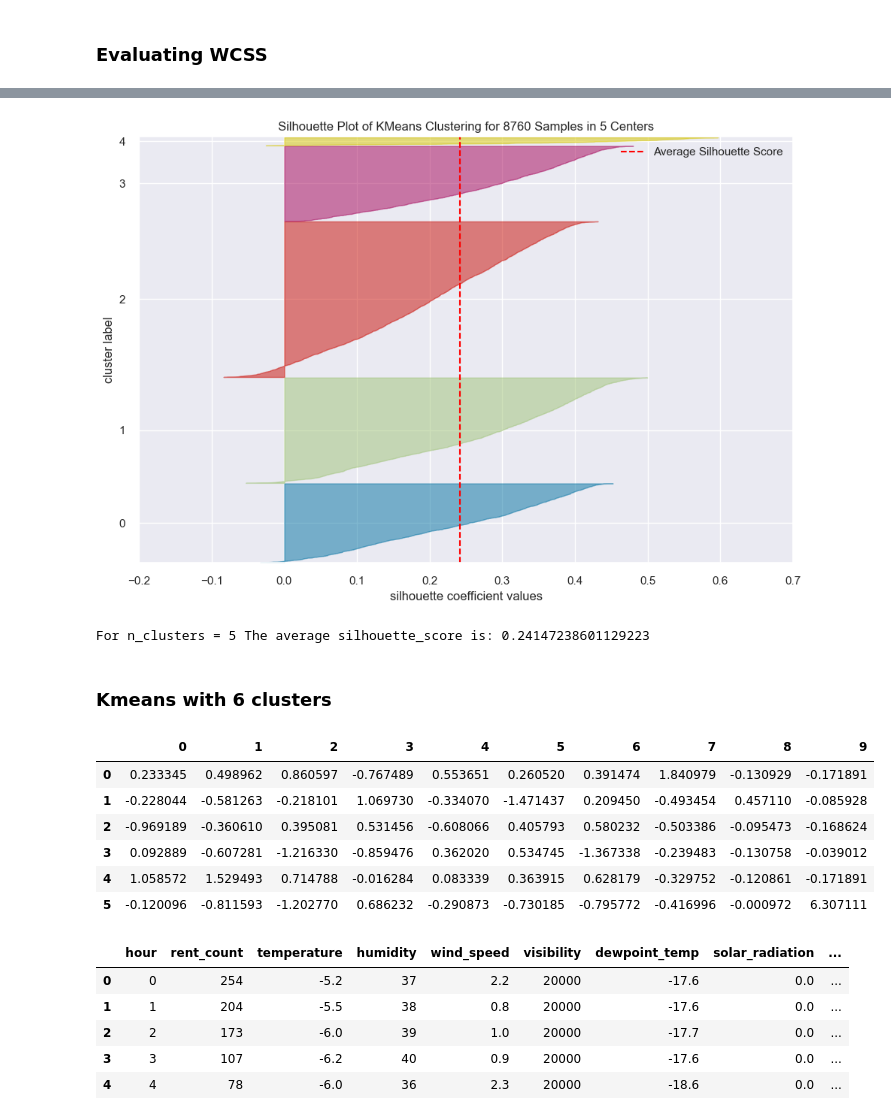
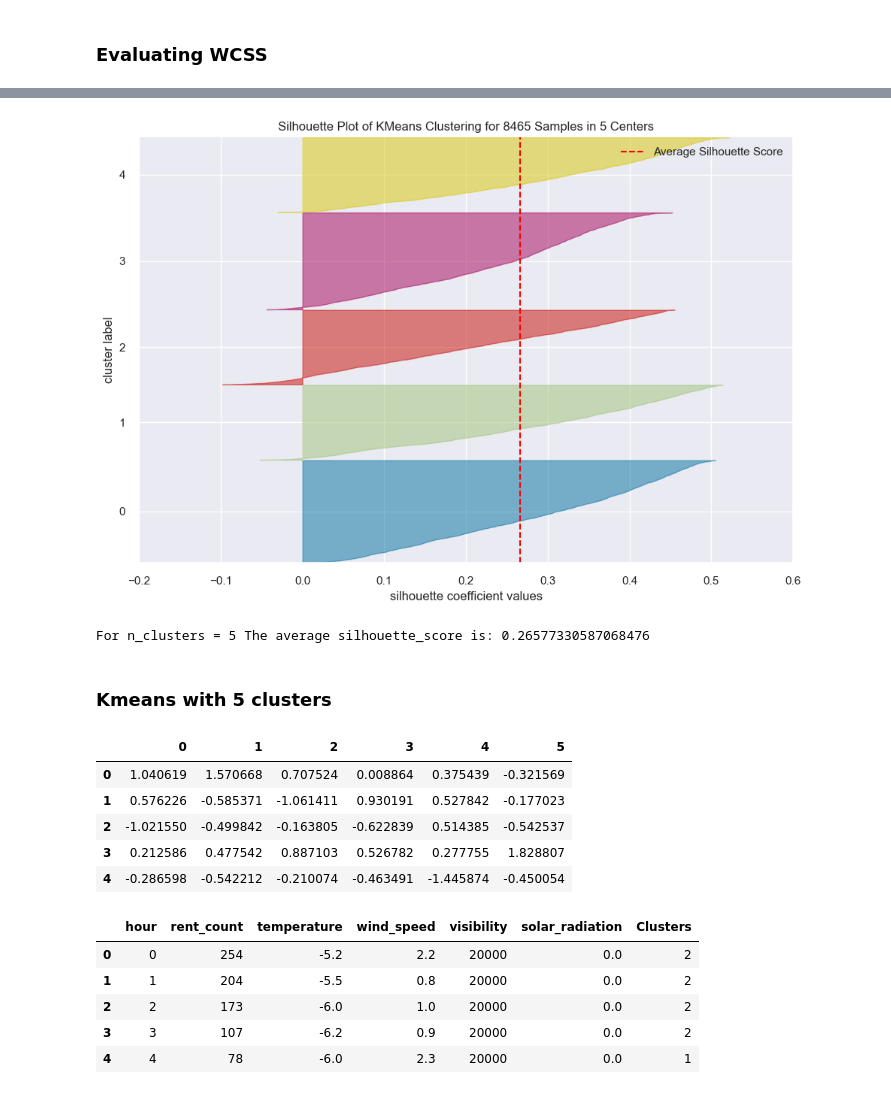
Before and after one commit to Jiian/seoulbike, a Jupyter notebook: clustering_analysis/clustering_analysis.ipynb, the cells around one changed output, grey strips where cells are left out. Drawn from its saved outputs; the diff is of its cells as text; code cells hidden in the pictures.

```diff
--- a/clustering_analysis/clustering_analysis.ipynb
+++ b/clustering_analysis/clustering_analysis.ipynb
@@ -36,2 +44,3 @@ sns.scatterplot(x='X',y='Y',hue='K',data=df_);
 # %%
-df_kmean = data.drop(columns = ['Unnamed: 0', 'season', 'holiday','open', 'datetime', 'date'])
+df_kmean = data.drop(columns = ['Unnamed: 0','holiday', 'season', 'open', 'datetime', 'date', 'humidity','dewpoint_temp',
+                               'rainfall', 'snowfall'])
@@ -138,8 +162,0 @@ def plot_silhouettes(data,num_clusters):
-# %%
-kmeans3 = KMeans(init="random",n_clusters =3 , random_state = 42)
-kmeans3.fit(scaled_features)
-clustergroups3 = kmeans3.labels_
-Clustercenters3 = pd.DataFrame(kmeans3.cluster_centers_)
-Clustercenters3
-
-print(f'CH score: {calinski_harabasz_score(scaled_features, clustergroups3)}')
@@ -171,8 +162,0 @@ For n_clusters = 3 The average silhouette_score is: 0.22923396348047517
-# %%
-kmeans4 = KMeans(init="random",n_clusters =4 , random_state = 42)
-kmeans4.fit(scaled_features)
-clustergroups4 = kmeans4.labels_
-Clustercenters4 = pd.DataFrame(kmeans4.cluster_centers_)
-Clustercenters4
-
-print(f'CH score: {calinski_harabasz_score(scaled_features, clustergroups4)}')
@@ -239,31 +190,30 @@ plt.show()
 plot_silhouettes(df_kmean,5)
 plt.show()
 # %% [output]
-[figure, old version]
+[figure, new version]
-For n_clusters = 5 The average silhouette_score is: 0.24147238601129223
+For n_clusters = 5 The average silhouette_score is: 0.26577330587068476
 # %% [markdown]
-### Kmeans with 6 clusters
+### Kmeans with 5 clusters
 # %%
-kmeans6 = KMeans(init="random",n_clusters =6 , random_state = 42)
-kmeans6.fit(scaled_features)
-clustergroups6 = kmeans6.labels_
-Clustercenters6 = pd.DataFrame(kmeans6.cluster_centers_)
-Clustercenters6
+kmeans5 = KMeans(init="random",n_clusters = 5 , random_state = 42)
+kmeans5.fit(scaled_features)
+clustergroups5 = kmeans5.labels_
+Clustercenters5 = pd.DataFrame(kmeans5.cluster_centers_)
+Clustercenters5
 # %% [output]
-|  | 0 | 1 | 2 | 3 | 4 | 5 | 6 | 7 | 8 | 9 |
-| 0 | 0.233345 | 0.498962 | 0.860597 | -0.767489 | 0.553651 | 0.260520 | 0.391474 | 1.840979 | -0.130929 | -0.171891 |
-| 1 | -0.228044 | -0.581263 | -0.218101 | 1.069730 | -0.334070 | -1.471437 | 0.209450 | -0.493454 | 0.457110 | -0.085928 |
-| 2 | -0.969189 | -0.360610 | 0.395081 | 0.531456 | -0.608066 | 0.405793 | 0.580232 | -0.503386 | -0.095473 | -0.168624 |
-| 3 | 0.092889 | -0.607281 | -1.216330 | -0.859476 | 0.362020 | 0.534745 | -1.367338 | -0.239483 | -0.130758 | -0.039012 |
-| 4 | 1.058572 | 1.529493 | 0.714788 | -0.016284 | 0.083339 | 0.363915 | 0.628179 | -0.329752 | -0.120861 | -0.171891 |
-| 5 | -0.120096 | -0.811593 | -1.202770 | 0.686232 | -0.290873 | -0.730185 | -0.795772 | -0.416996 | -0.000972 | 6.307111 |
+|  | 0 | 1 | 2 | 3 | 4 | 5 |
+| 0 | 1.040619 | 1.570668 | 0.707524 | 0.008864 | 0.375439 | -0.321569 |
+| 1 | 0.576226 | -0.585371 | -1.061411 | 0.930191 | 0.527842 | -0.177023 |
+| 2 | -1.021550 | -0.499842 | -0.163805 | -0.622839 | 0.514385 | -0.542537 |
+| 3 | 0.212586 | 0.477542 | 0.887103 | 0.526782 | 0.277755 | 1.828807 |
+| 4 | -0.286598 | -0.542212 | -0.210074 | -0.463491 | -1.445874 | -0.450054 |
 # %%
-model6 = kmeans_label(df_kmean, 6)
-model6.head()
+model5 = kmeans_label(df_kmean, 5)
+model5.head()
 # %% [output]
-|  | hour | rent_count | temperature | humidity | wind_speed | visibility | dewpoint_temp | solar_radiation | ... |
-| 0 | 0 | 254 | -5.2 | 37 | 2.2 | 20000 | -17.6 | 0.0 | ... |
-| 1 | 1 | 204 | -5.5 | 38 | 0.8 | 20000 | -17.6 | 0.0 | ... |
-| 2 | 2 | 173 | -6.0 | 39 | 1.0 | 20000 | -17.7 | 0.0 | ... |
-| 3 | 3 | 107 | -6.2 | 40 | 0.9 | 20000 | -17.6 | 0.0 | ... |
-| 4 | 4 | 78 | -6.0 | 36 | 2.3 | 20000 | -18.6 | 0.0 | ... |
+|  | hour | rent_count | temperature | wind_speed | visibility | solar_radiation | Clusters |
+| 0 | 0 | 254 | -5.2 | 2.2 | 20000 | 0.0 | 2 |
+| 1 | 1 | 204 | -5.5 | 0.8 | 20000 | 0.0 | 2 |
+| 2 | 2 | 173 | -6.0 | 1.0 | 20000 | 0.0 | 2 |
+| 3 | 3 | 107 | -6.2 | 0.9 | 20000 | 0.0 | 2 |
+| 4 | 4 | 78 | -6.0 | 2.3 | 20000 | 0.0 | 1 |
```
Also changed, not shown: parts of 116 cells of this notebook.
